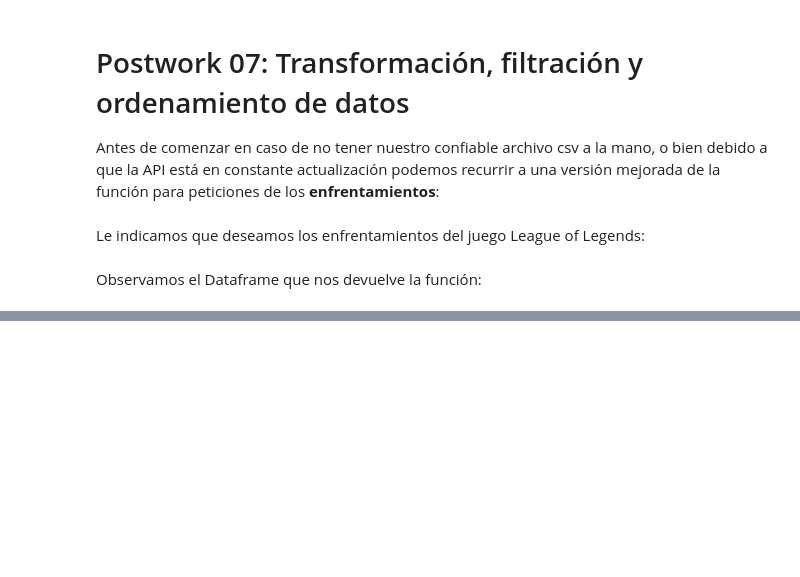
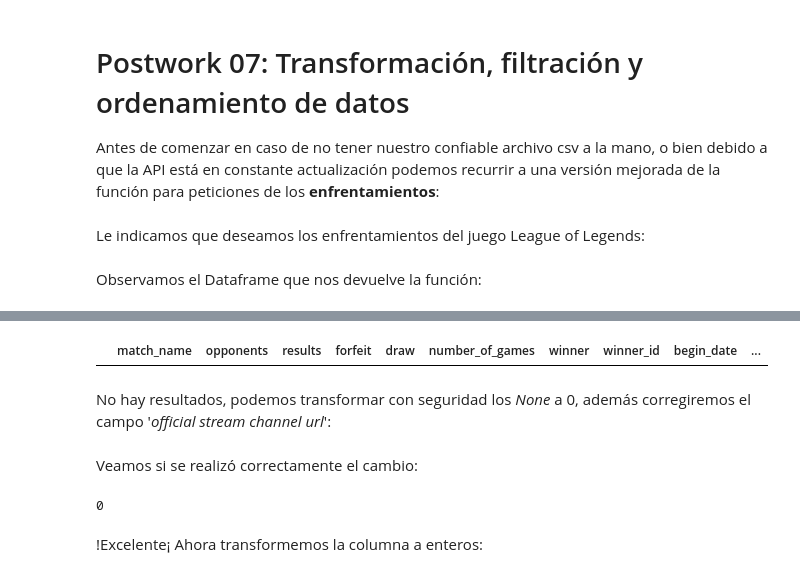
Before and after one commit to JMCastle98/M3_Procesamiento_de_datos, a Jupyter notebook: M3_Postwork7/Postwork_07_python.ipynb, the cells around one changed output, grey strips where cells are left out. Cells and saved outputs as stored; diff of their text form; code cells hidden in the pictures; blank space fills up the shorter version.

```diff
--- a/M3_Postwork7/Postwork_07_python.ipynb
+++ b/M3_Postwork7/Postwork_07_python.ipynb
@@ -82,0 +83,5 @@ Para ello aprovecharemos las propiedades de listas y los aplicaremos a una funci
+# %%
+def winner_team(serie):
+    if serie == None:
+        return 'Undefined'
+    else: return serie['name']
@@ -82,0 +90,2 @@ Para ello aprovecharemos las propiedades de listas y los aplicaremos a una funci
+# %%
+lol_matches['winner_team'] = lol_matches['winner'].map(winner_team) #Recordemos que algunos enfrentamientos terminaron en empate
@@ -82,0 +94,13 @@ Para ello aprovecharemos las propiedades de listas y los aplicaremos a una funci
+# %%
+def loser_team(df):
+    losers = []
+    for i in range(0,len(df)):
+        ganador = df['winner_team'][i]
+        equipo = df['opponents'][i][0]['opponent']['name']
+        if ganador == 'Undefined':
+           losers.append('Undefined')
+        elif equipo == ganador:
+           losers.append(df['opponents'][i][1]['opponent']['name'])
+        elif equipo != ganador:
+           losers.append(df['opponents'][i][0]['opponent']['name'] )
+    return pd.Series(losers,index=df.index)
@@ -82,0 +113,6 @@ Para ello aprovecharemos las propiedades de listas y los aplicaremos a una funci
+# %%
+lol_matches[ lol_matches['winner_id'] == 0]
+# %% [output]
+|  | match_name | opponents | results | forfeit | draw | number_of_games | winner | winner_id | begin_date | ... |
+# %% [markdown]
+No hay resultados, podemos transformar con seguridad los _None_ a 0, además corregiremos el campo '_official stream channel url_':
@@ -82,0 +122,9 @@ Para ello aprovecharemos las propiedades de listas y los aplicaremos a una funci
+# %% [markdown]
+Veamos si se realizó correctamente el cambio:
+# %%
+lol_matches['winner_id'].isna().sum()
+lol_matches['official_stream_channel_url'].isna().sum()
+# %% [output]
+0
+# %% [markdown]
+!Excelente¡ Ahora transformemos la columna a enteros:
```
Also changed, not shown: parts of 30 cells of this notebook.
